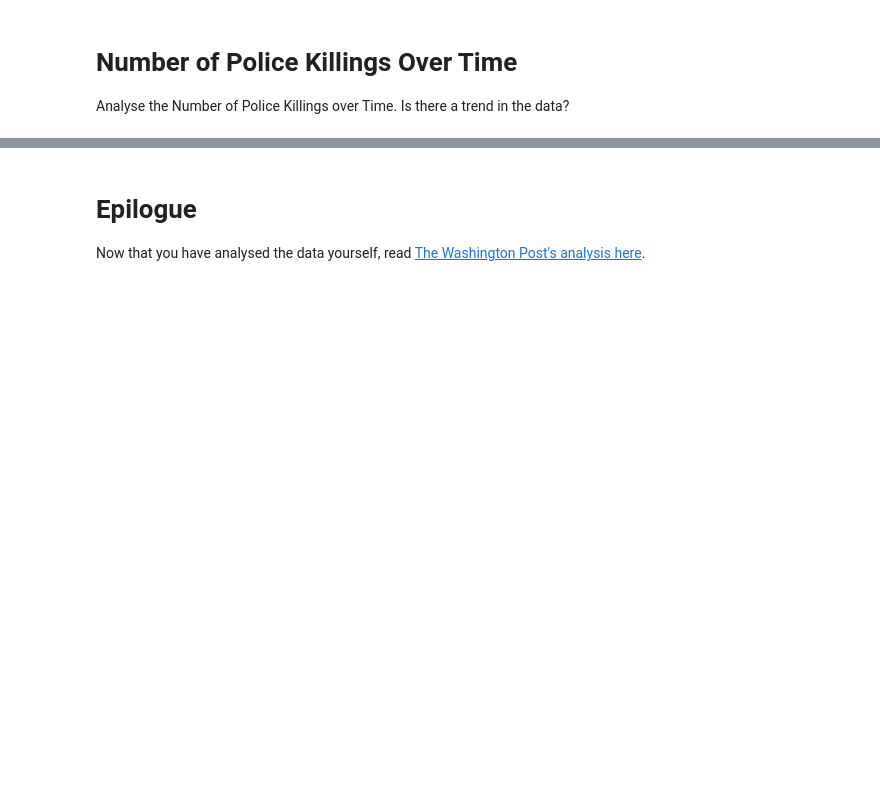
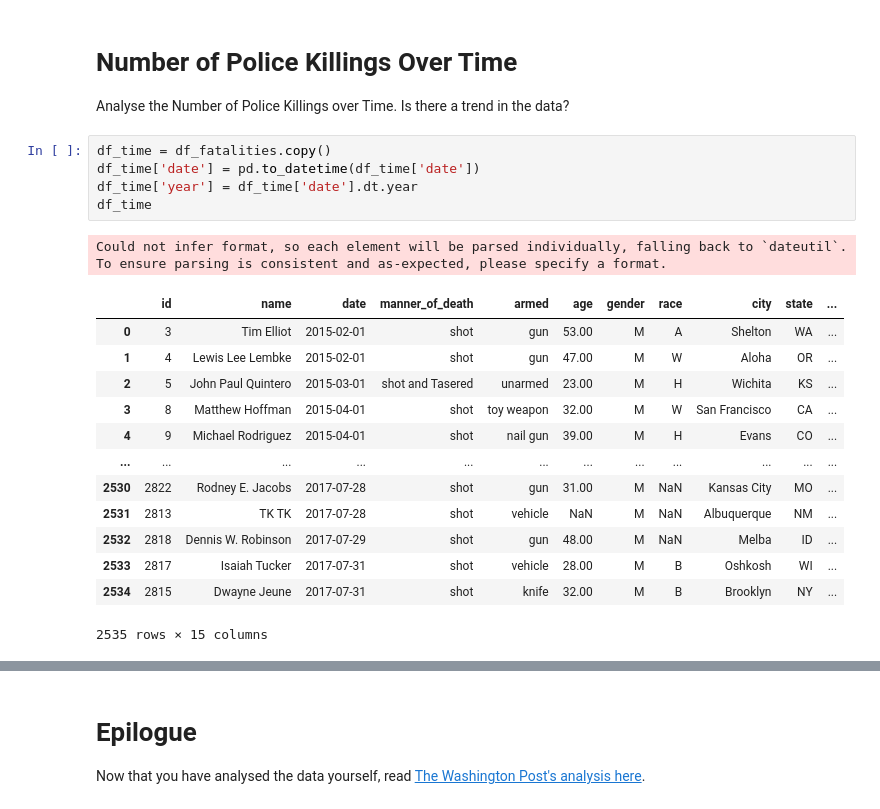
Before and after one commit to SeanRVACode/Professional-Portfolio, a Jupyter notebook: Analyze Deaths involving Police in the US/Fatal_Force_(start).ipynb, the cells around one changed output, grey strips where cells are left out. Saved outputs shown, nothing was run; the diff lists cells and outputs as text; blank space fills up the shorter version.

Commit message:
implemented deaths over time

```diff
--- a/Analyze Deaths involving Police in the US/Fatal_Force_(start).ipynb
+++ b/Analyze Deaths involving Police in the US/Fatal_Force_(start).ipynb
@@ -630,3 +630,23 @@ fig.show()
 # Number of Police Killings Over Time
 
 Analyse the Number of Police Killings over Time. Is there a trend in the data?
+# %%
+df_time = df_fatalities.copy()
+df_time['date'] = pd.to_datetime(df_time['date'])
+df_time['year'] = df_time['date'].dt.year
+df_time
+# %% [output]
+Could not infer format, so each element will be parsed individually, falling back to `dateutil`. To ensure parsing is consistent and as-expected, please specify a format.
+|  | id | name | date | manner_of_death | armed | age | gender | race | city | state | ... |
+| 0 | 3 | Tim Elliot | 2015-02-01 | shot | gun | 53.00 | M | A | Shelton | WA | ... |
+| 1 | 4 | Lewis Lee Lembke | 2015-02-01 | shot | gun | 47.00 | M | W | Aloha | OR | ... |
+| 2 | 5 | John Paul Quintero | 2015-03-01 | shot and Tasered | unarmed | 23.00 | M | H | Wichita | KS | ... |
+| 3 | 8 | Matthew Hoffman | 2015-04-01 | shot | toy weapon | 32.00 | M | W | San Francisco | CA | ... |
+| 4 | 9 | Michael Rodriguez | 2015-04-01 | shot | nail gun | 39.00 | M | H | Evans | CO | ... |
+| ... | ... | ... | ... | ... | ... | ... | ... | ... | ... | ... | ... |
+| 2530 | 2822 | Rodney E. Jacobs | 2017-07-28 | shot | gun | 31.00 | M | NaN | Kansas City | MO | ... |
+| 2531 | 2813 | TK TK | 2017-07-28 | shot | vehicle | NaN | M | NaN | Albuquerque | NM | ... |
+| 2532 | 2818 | Dennis W. Robinson | 2017-07-29 | shot | gun | 48.00 | M | NaN | Melba | ID | ... |
+| 2533 | 2817 | Isaiah Tucker | 2017-07-31 | shot | vehicle | 28.00 | M | B | Oshkosh | WI | ... |
+| 2534 | 2815 | Dwayne Jeune | 2017-07-31 | shot | knife | 32.00 | M | B | Brooklyn | NY | ... |
+2535 rows × 15 columns
```
Also changed, not shown: parts of 2 cells of this notebook.
